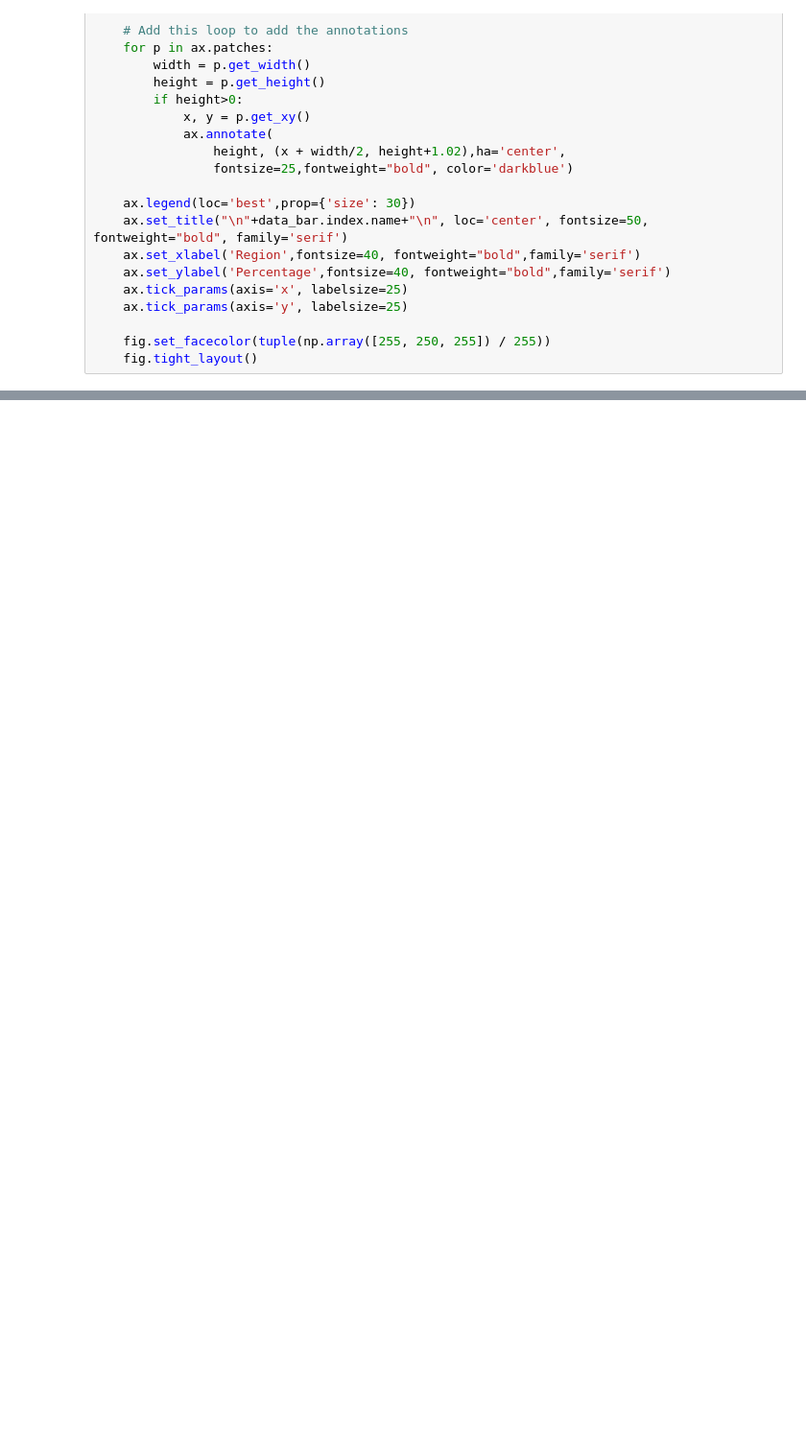
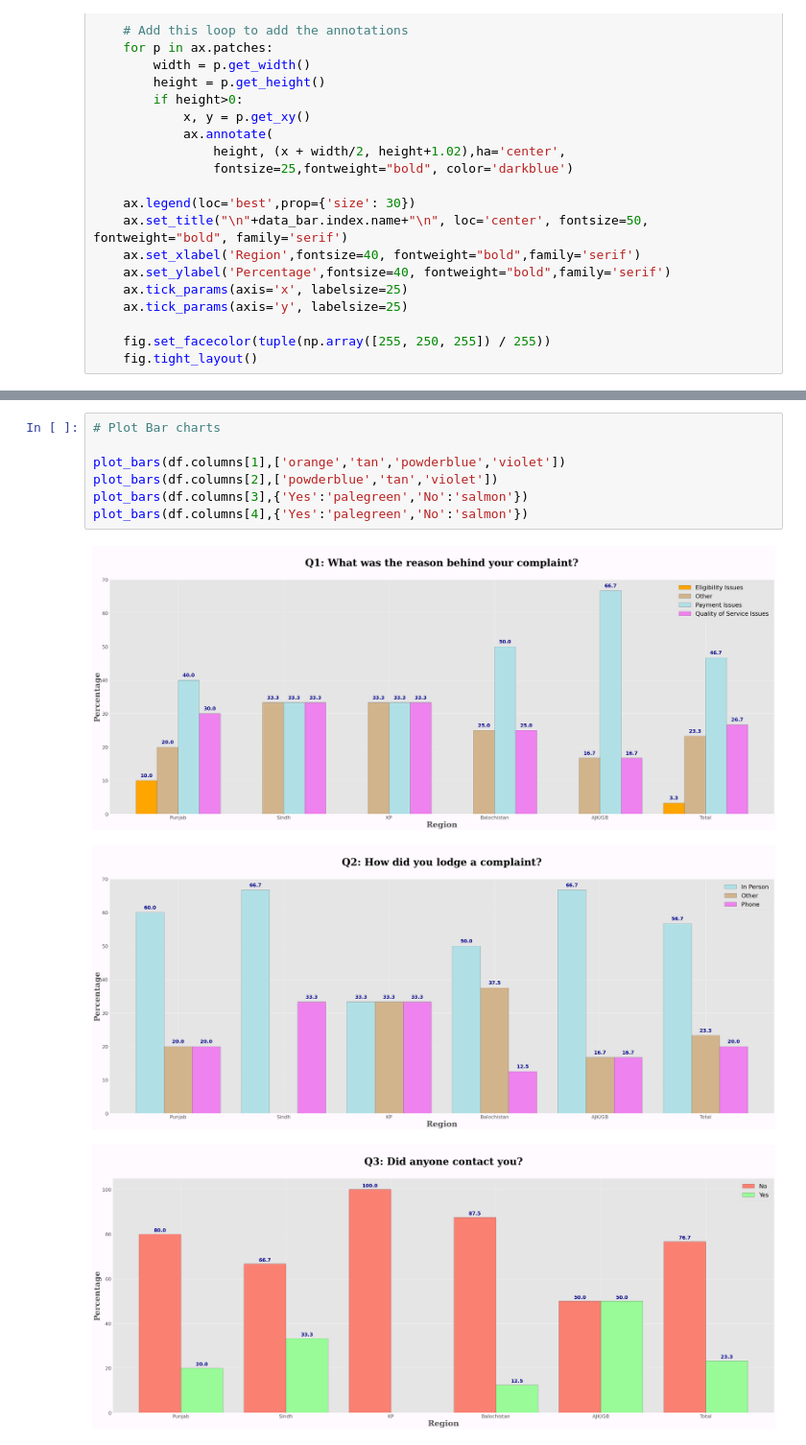
Before and after one commit to snaveerafrizvi/Grievance-Redressal, a Jupyter notebook: Grievance_redressal_sampledata.ipynb, the cells around one changed output, grey strips where cells are left out. Shown at 96% size. Drawn from its saved outputs; the diff is of its cells as text; blank space fills up the shorter version.

```diff
--- a/Grievance_redressal_sampledata.ipynb
+++ b/Grievance_redressal_sampledata.ipynb
@@ -241,0 +219,11 @@ for i in range(1,5):
+# %%
+# Plot Bar charts
+
+plot_bars(df.columns[1],['orange','tan','powderblue','violet'])
+plot_bars(df.columns[2],['powderblue','tan','violet'])
+plot_bars(df.columns[3],{'Yes':'palegreen','No':'salmon'})
+plot_bars(df.columns[4],{'Yes':'palegreen','No':'salmon'})
+# %% [output]
+[figure, added]
+[figure, added]
+[figure, added]
```
Also changed, not shown: parts of 4 cells of this notebook, 1 other file.
